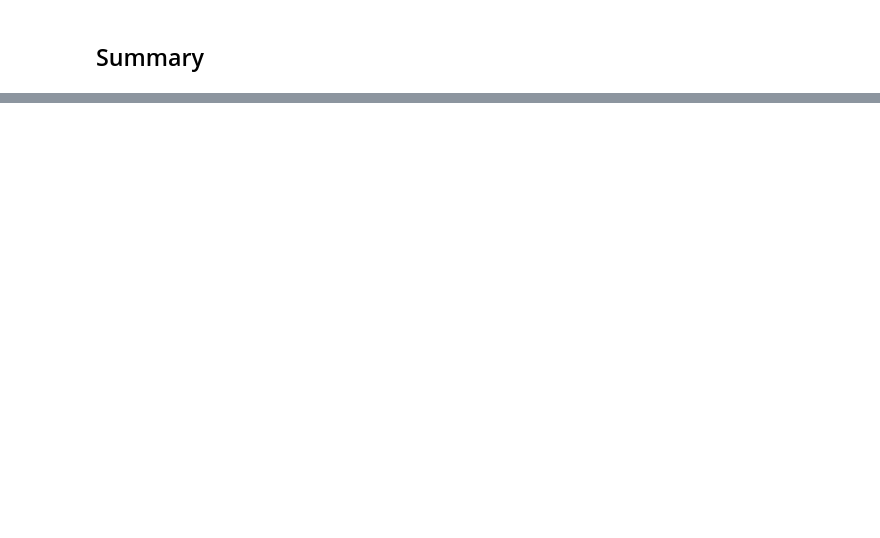
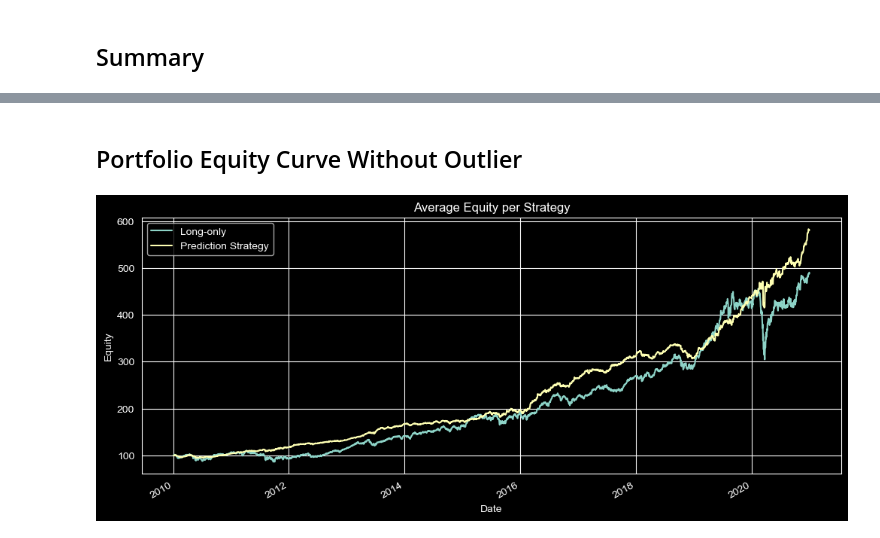
Before and after one commit to Will-D301/ASX-Market-Data-Pipeline, a Jupyter notebook: notebooks/backtest_comparison.ipynb, the cells around one changed output, grey strips where cells are left out. Drawn from its saved outputs; the diff is of its cells as text; code cells hidden in the pictures; blank space fills up the shorter version.

```diff
--- a/notebooks/backtest_comparison.ipynb
+++ b/notebooks/backtest_comparison.ipynb
@@ -43,0 +46,20 @@ summary_df
+# %%
+bt_daily = pd.read_parquet(DATA_PATH / "bt_4555split.parquet")
+long_daily = pd.read_parquet(DATA_PATH / "going_long_data.parquet")
+
+bt_daily = bt_daily[bt_daily["Ticker"] != "NST.AX"].copy()
+long_daily = long_daily[long_daily["Ticker"] != "NST.AX"].copy()
+
+portfolio_df_wo_wo = (
+    long_daily.groupby("Date")["equity"].mean().to_frame("equity_long").join(bt_daily.groupby("Date")["equity"].mean().to_frame("equity_strategy"), how="inner"))
+portfolio_df_wo.index = pd.to_datetime(portfolio_df_wo.index)
+# %% [markdown]
+## Portfolio Equity Curve Without Outlier
+# %%
+ax = portfolio_df_wo_wo[["equity_long", "equity_strategy"]].plot(figsize=(12, 5))
+ax.set_title("Average Equity per Strategy")
+ax.set_ylabel("Equity")
+ax.legend(["Long-only", "Prediction Strategy"])
+plt.show()
+# %% [output]
+[figure, added]
```
Also changed, not shown: parts of 6 cells of this notebook.
